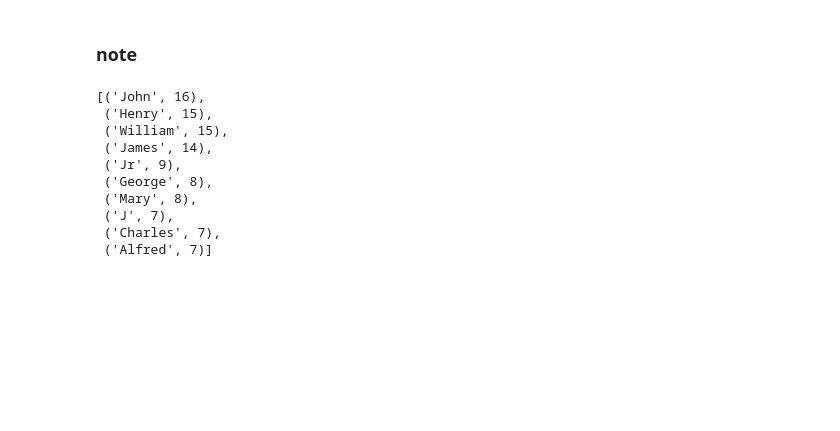
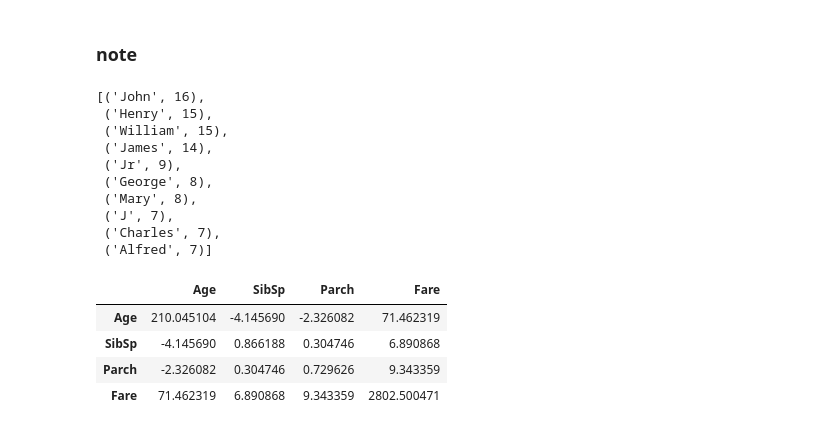
Before and after one commit to Song-Juntae/kaggle, a Jupyter notebook: getting_started/titanic/titanic.ipynb, the cells around one changed output. Drawn from its saved outputs; the diff is of its cells as text; code cells hidden in the pictures; blank space fills up the shorter version.

```diff
--- a/getting_started/titanic/titanic.ipynb
+++ b/getting_started/titanic/titanic.ipynb
@@ -535,3 +535,11 @@ Counter([i.split(' ')[-1] if len(i.split(' ')) > 1 else i for i in df_train['Nam
  ('J', 7),
  ('Charles', 7),
  ('Alfred', 7)]
+# %%
+df_train_결측치처리1[수치형변수].cov()
+# %% [output]
+|  | Age | SibSp | Parch | Fare |
+| Age | 210.045104 | -4.145690 | -2.326082 | 71.462319 |
+| SibSp | -4.145690 | 0.866188 | 0.304746 | 6.890868 |
+| Parch | -2.326082 | 0.304746 | 0.729626 | 9.343359 |
+| Fare | 71.462319 | 6.890868 | 9.343359 | 2802.500471 |
```
Also changed, not shown: parts of 2 cells of this notebook.
